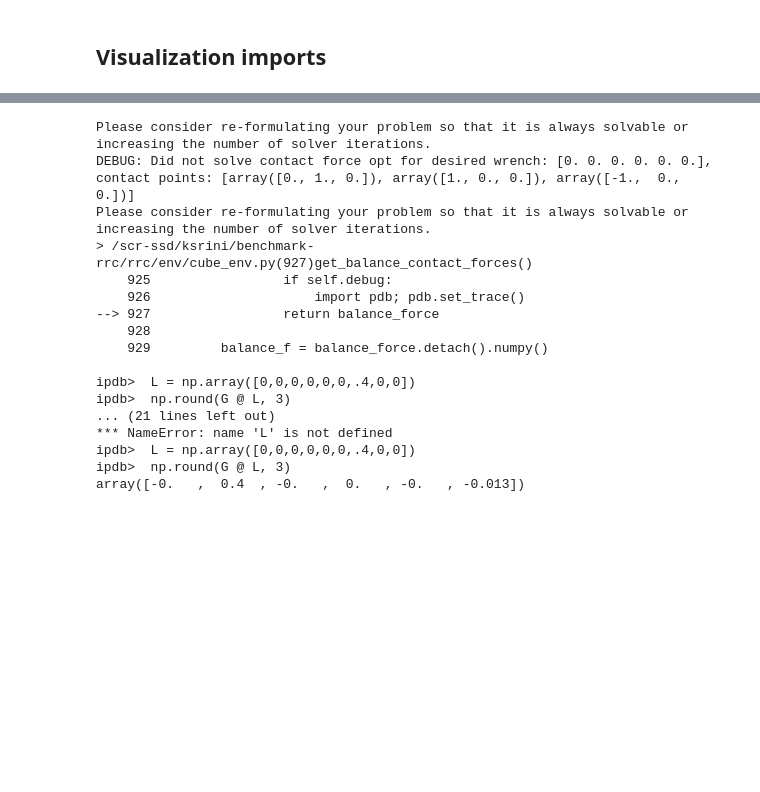
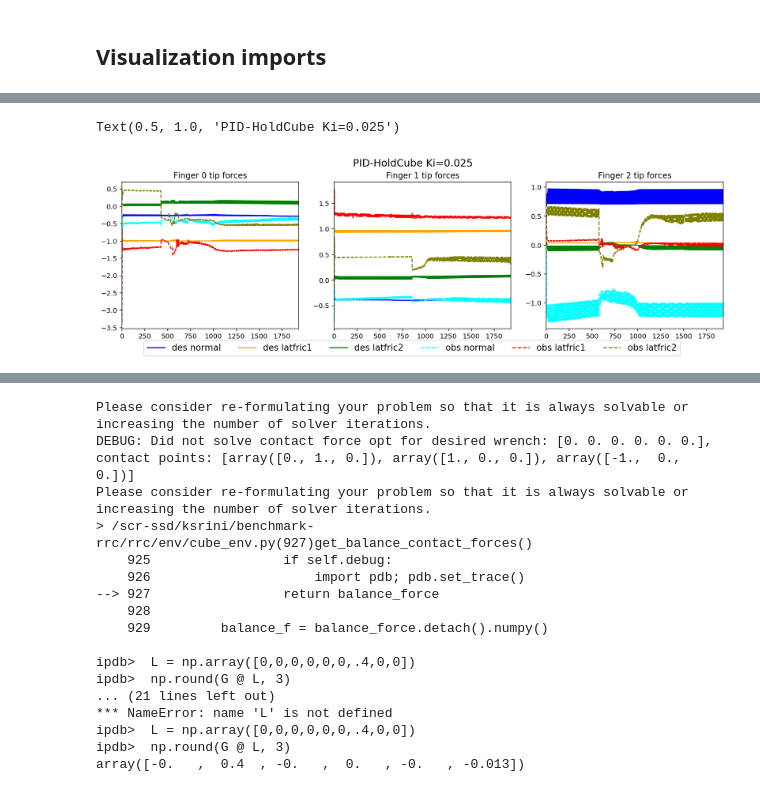
Before and after one commit to krishpop/benchmark-rrc, a Jupyter notebook: notebooks/visualization.ipynb, the cells around one changed output, grey strips where cells are left out. Drawn from its saved outputs; the diff is of its cells as text; code cells hidden in the pictures; blank space fills up the shorter version.

```diff
--- a/notebooks/visualization.ipynb
+++ b/notebooks/visualization.ipynb
@@ -77 +96,22 @@ def load_obs_des_forces(output_dir):
+# %%
+output_dir = '../scripts/output/pid-hold'
+_, force_df_pid_hold = load_obs_des_forces(output_dir)
+
+output_dir = '../scripts/output/pid-hold-ki.025'
+_, force_df_pid_hold_ki025 = load_obs_des_forces(output_dir)
+
+output_dir = '../scripts/output/pid-hold-ki.05'
+_, force_df_pid_hold_ki05 = load_obs_des_forces(output_dir)
+
+output_dir = '../scripts/output/pid-hold-ki.08'
+_, force_df_pid_hold_ki08 = load_obs_des_forces(output_dir)
+
+output_dir = '../scripts/output/pid-hold-ki.1'
+_, force_df_pid_hold_ki1 = load_obs_des_forces(output_dir)
+
+output_dir = '../scripts/output/pid-hold-ki.2'
+_, force_df_pid_hold_ki2 = load_obs_des_forces(output_dir)
+
+output_dir = '../scripts/output/hold'
+_, force_df_hold = load_obs_des_forces(output_dir)
 # %%
@@ -82,0 +126,6 @@ _, force_df_hold = load_obs_des_forces(output_dir)
+# %%
+plot_des_obs_forces(force_df_pid_hold_ki025)
+plt.suptitle('PID-HoldCube Ki=0.025', y=1., fontsize=15)
+# %% [output]
+Text(0.5, 1.0, 'PID-HoldCube Ki=0.025')
+[figure, added]
```
Also changed, not shown: parts of 15 cells of this notebook, 2 other files.
